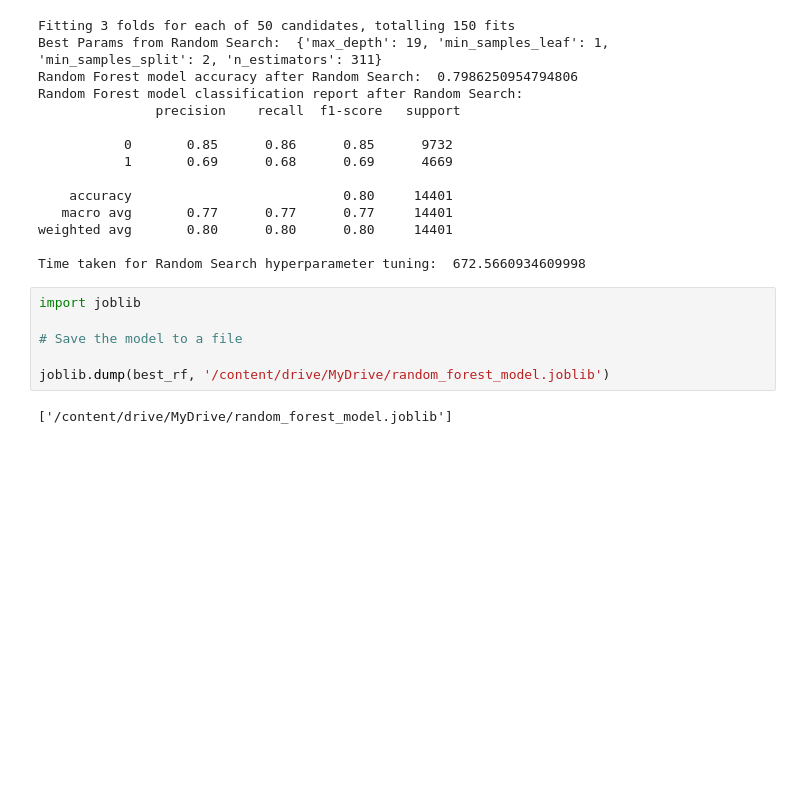
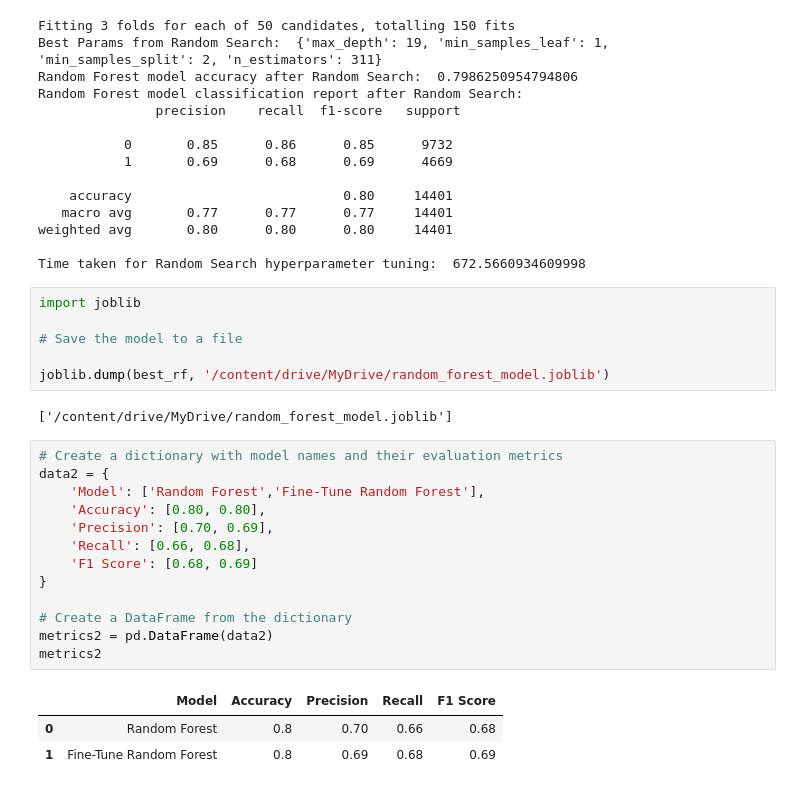
Before and after one commit to Sapphirine/202312-18-Predictive-Analytic-of-Amazon-Review-Helpfulness, a Jupyter notebook: ModelTraining.ipynb, the cells around one changed output. Cells and saved outputs as stored; diff of their text form; blank space fills up the shorter version.

```diff
--- a/ModelTraining.ipynb
+++ b/ModelTraining.ipynb
@@ -310,3 +311,20 @@ import joblib
 joblib.dump(best_rf, '/content/drive/MyDrive/random_forest_model.joblib')
 # %% [output]
 ['/content/drive/MyDrive/random_forest_model.joblib']
+# %%
+# Create a dictionary with model names and their evaluation metrics
+data2 = {
+    'Model': ['Random Forest','Fine-Tune Random Forest'],
+    'Accuracy': [0.80, 0.80],
+    'Precision': [0.70, 0.69],
+    'Recall': [0.66, 0.68],
+    'F1 Score': [0.68, 0.69]
+}
+
+# Create a DataFrame from the dictionary
+metrics2 = pd.DataFrame(data2)
+metrics2
+# %% [output]
+|  | Model | Accuracy | Precision | Recall | F1 Score |
+| 0 | Random Forest | 0.8 | 0.70 | 0.66 | 0.68 |
+| 1 | Fine-Tune Random Forest | 0.8 | 0.69 | 0.68 | 0.69 |
```
Also changed, not shown: parts of 2 cells of this notebook.
